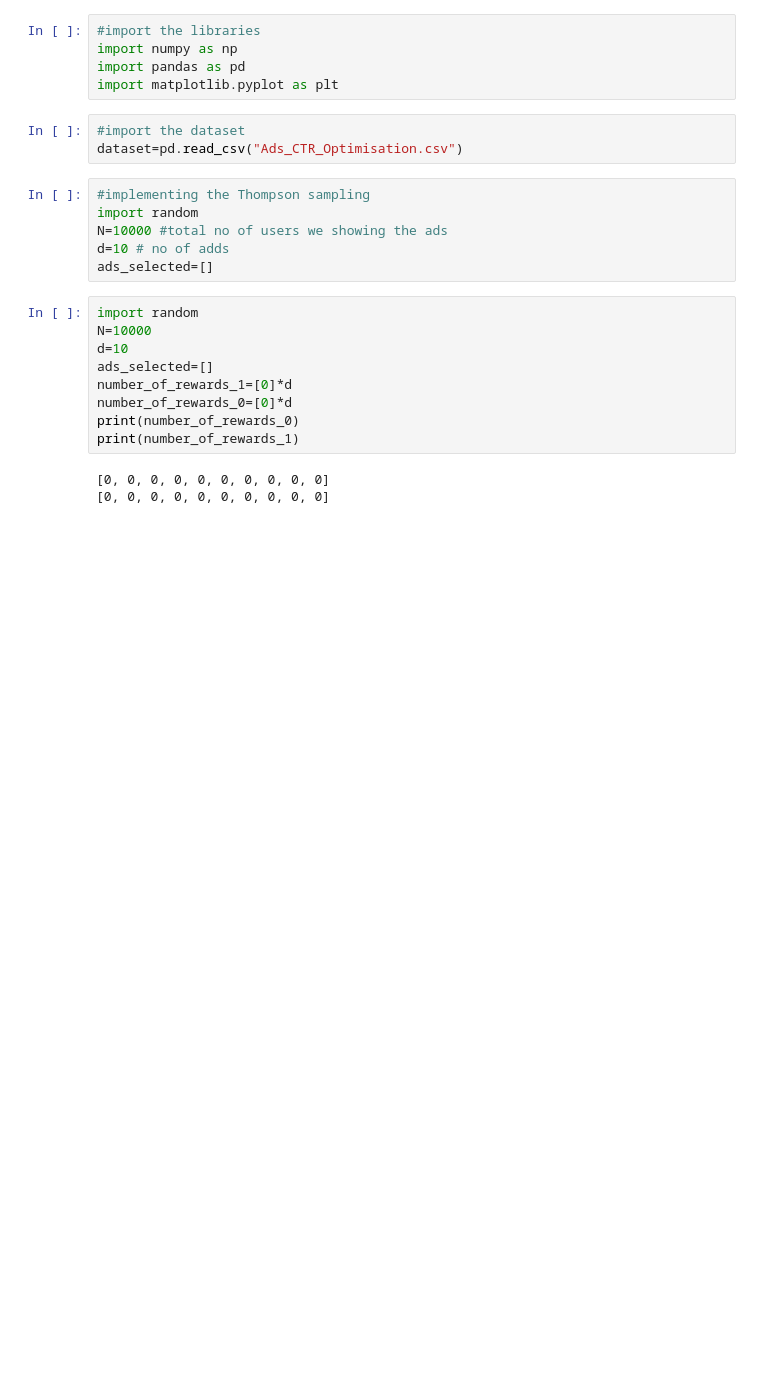
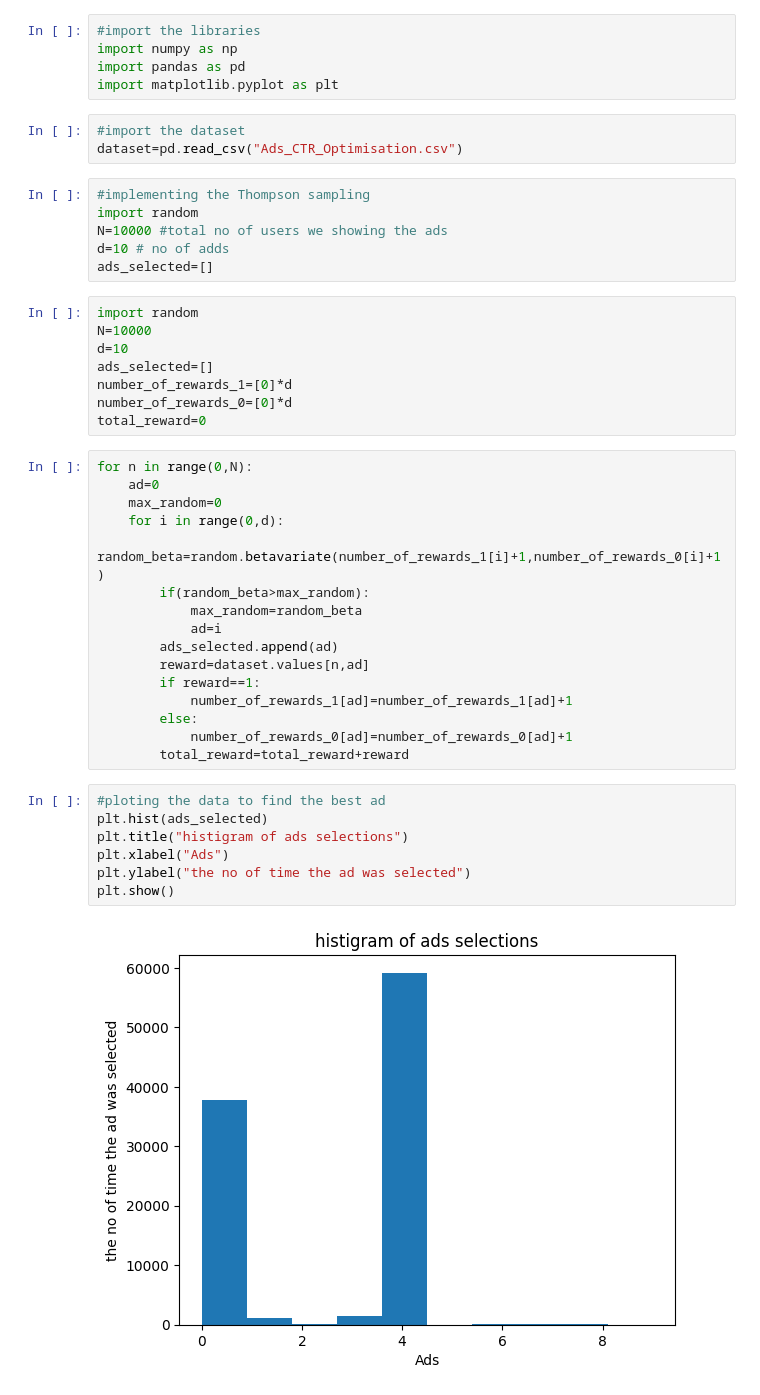
Before and after one commit to JAYANTHAN05/ML-code-template-, a Jupyter notebook: ReinforcementLearning/UCB/Thompson_Sampling.ipynb, the cells around one changed output. Cells and saved outputs as stored; diff of their text form; blank space fills up the shorter version.

```diff
--- a/ReinforcementLearning/UCB/Thompson_Sampling.ipynb
+++ b/ReinforcementLearning/UCB/Thompson_Sampling.ipynb
@@ -37,8 +19,29 @@ d=10
 ads_selected=[]
 number_of_rewards_1=[0]*d
 number_of_rewards_0=[0]*d
-print(number_of_rewards_0)
-print(number_of_rewards_1)
+total_reward=0
-# %% [output]
-[0, 0, 0, 0, 0, 0, 0, 0, 0, 0]
-[0, 0, 0, 0, 0, 0, 0, 0, 0, 0]
+# %%
+for n in range(0,N):
+    ad=0
+    max_random=0
+    for i in range(0,d):
+        random_beta=random.betavariate(number_of_rewards_1[i]+1,number_of_rewards_0[i]+1)
+        if(random_beta>max_random):
+            max_random=random_beta
+            ad=i
+        ads_selected.append(ad)
+        reward=dataset.values[n,ad]
+        if reward==1:
+            number_of_rewards_1[ad]=number_of_rewards_1[ad]+1
+        else:
+            number_of_rewards_0[ad]=number_of_rewards_0[ad]+1
+        total_reward=total_reward+reward
+# %%
+#ploting the data to find the best ad
+plt.hist(ads_selected)
+plt.title("histigram of ads selections")
+plt.xlabel("Ads")
+plt.ylabel("the no of time the ad was selected")
+plt.show()
+# %% [output]
+[figure, added]
```
Also changed, not shown: parts of 2 cells of this notebook.
